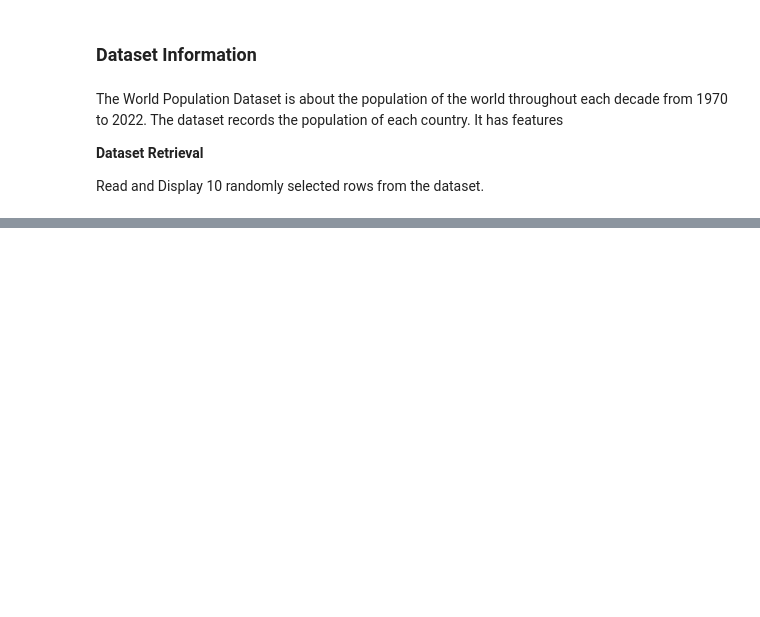
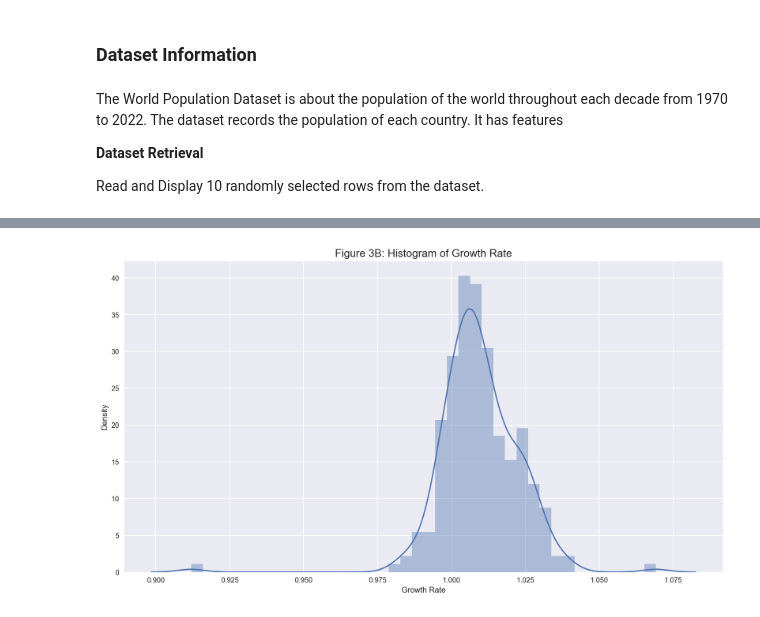
Before and after one commit to mayankthakkar17/MATHS_2_GROUP_11, a Jupyter notebook: maths2grp.ipynb, the cells around one changed output, grey strips where cells are left out. Cells and saved outputs as stored; diff of their text form; code cells hidden in the pictures; blank space fills up the shorter version.

```diff
--- a/maths2grp.ipynb
+++ b/maths2grp.ipynb
@@ -57,0 +70,7 @@ df_grp11.sample(10, random_state=999)
+# %%
+# Boxplot of Price
+plt.figure(figsize = (15,8))
+sns.distplot(df_grp11['Growth Rate'], kde=True, bins=40,).set_title('Figure 3B: Histogram of Growth Rate', fontsize = 15)
+plt.show();
+# %% [output]
+[figure, added]
```
Also changed, not shown: parts of 4 cells of this notebook.
